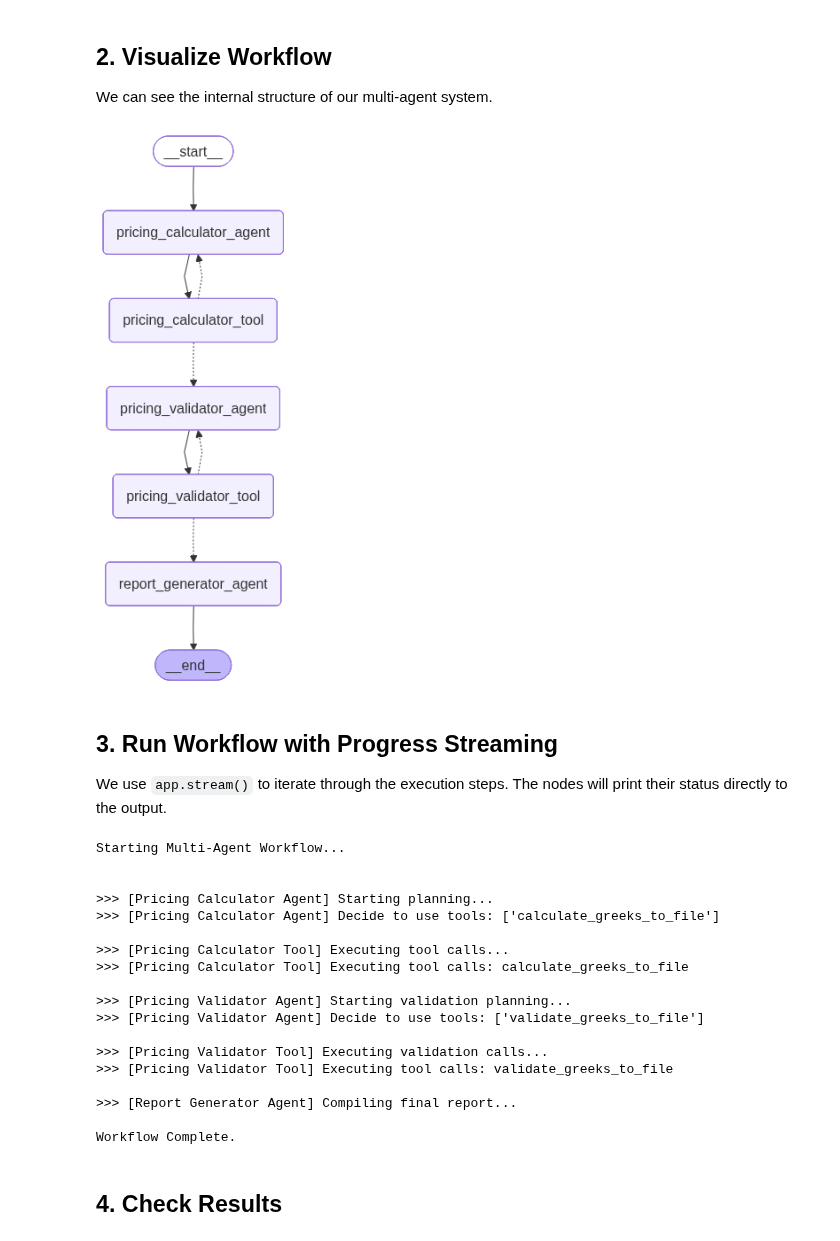
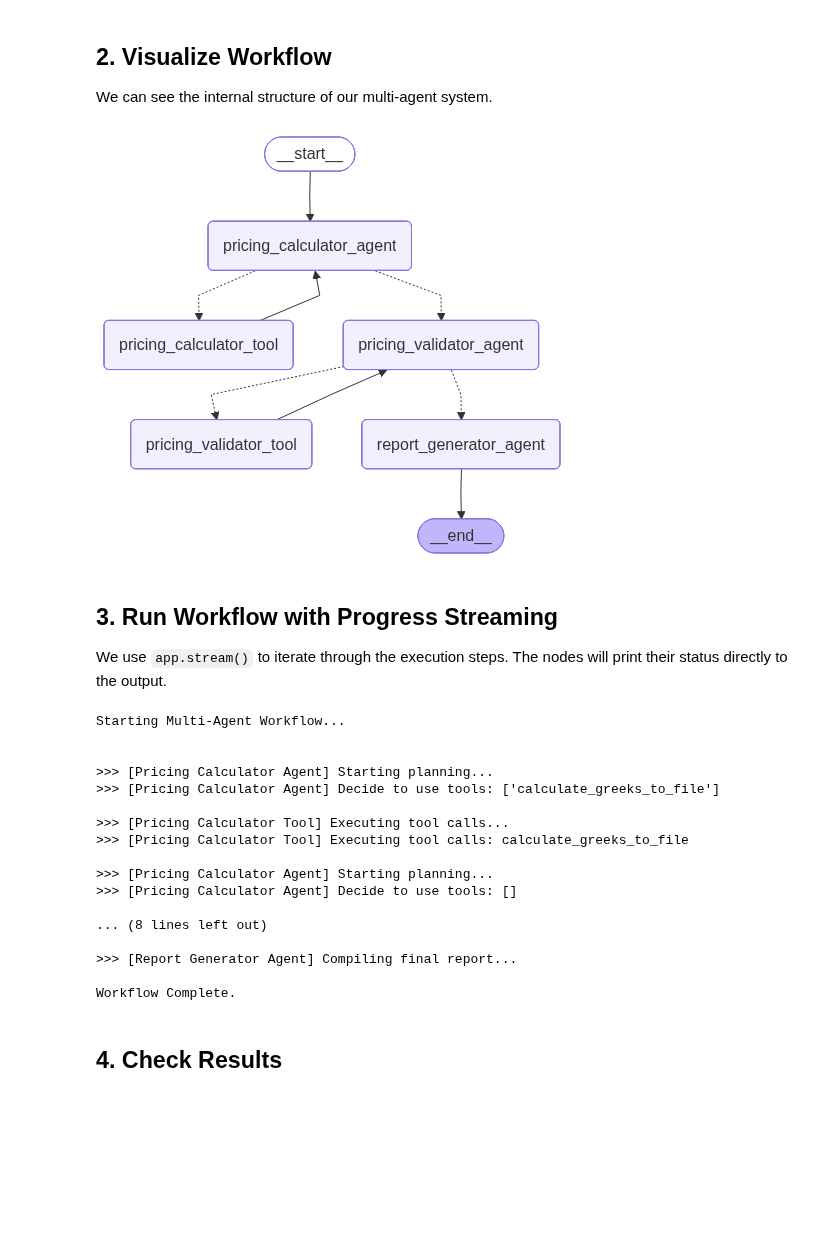
Before and after one commit to davidzgu/model_doc_automation, a Jupyter notebook: notebooks/dev/demo.ipynb, the cells around one changed output. Saved outputs shown, nothing was run; the diff lists cells and outputs as text; code cells hidden in the pictures; blank space fills up the shorter version.

Commit message:
adjust the logic of graph

```diff
--- a/notebooks/dev/demo.ipynb
+++ b/notebooks/dev/demo.ipynb
@@ -22,10 +22,11 @@ PosixPath('/Users/yifanli/Github/model_doc_automation/TooTwo_mcp')
 ## 2. Visualize Workflow
 
 We can see the internal structure of our multi-agent system.
-# %%
-display(Image(get_graph_image()))
-# %% [output]
-[figure, removed]
+# %%
+app = build_app()
+display(Image(get_graph_image(app)))
+# %% [output]
+[figure, added]
 # %% [markdown]
 ## 3. Run Workflow with Progress Streaming
 
@@ -55,14 +56,24 @@ config = {"configurable": {"thread_id": "demo_thread_1"}}
 
 print("Starting Multi-Agent Workflow...\n")
 
-# final_state = app.invoke(
-#     init_state,
-#     config={"configurable": {"thread_id": "run-1"}}
-# )
-for event in app.stream(initial_state, config=config, stream_mode="values"):
-    # Each 'event' corresponds to a state update after a node execution
-    # The 'print' statements inside nodes will appear here in real-time
-    pass
+final_state = app.invoke(
+    initial_state,
+    config=config,
+    recursion_limit=5
+)
+
+
+# for chunk in app.stream(initial_state, config=config, stream_mode="updates"):
+#     # pass
+#     for node_name, updates in chunk.items():
+#         print(f"Node Completed: [{node_name}]")
+#         for key, value in updates.items():
+#             if key == "messages" and value:
+#                 last_msg = value[-1]
+#                 print(f"   - update {key}: {type(last_msg).__name__}")
+#             else:
+#                 print(f"   - update {key}: {value}")
+
 
 print("\nWorkflow Complete.")
 # %% [output]
@@ -75,11 +86,10 @@ Starting Multi-Agent Workflow...
 >>> [Pricing Calculator Tool] Executing tool calls...
 >>> [Pricing Calculator Tool] Executing tool calls: calculate_greeks_to_file
 
->>> [Pricing Validator Agent] Starting validation planning...
->>> [Pricing Validator Agent] Decide to use tools: ['validate_greeks_to_file']
+>>> [Pricing Calculator Agent] Starting planning...
+>>> [Pricing Calculator Agent] Decide to use tools: []
 
->>> [Pricing Validator Tool] Executing validation calls...
->>> [Pricing Validator Tool] Executing tool calls: validate_greeks_to_file
+... (8 lines left out)
 
 >>> [Report Generator Agent] Compiling final report...
 
```
Also changed, not shown: 4 other files.
